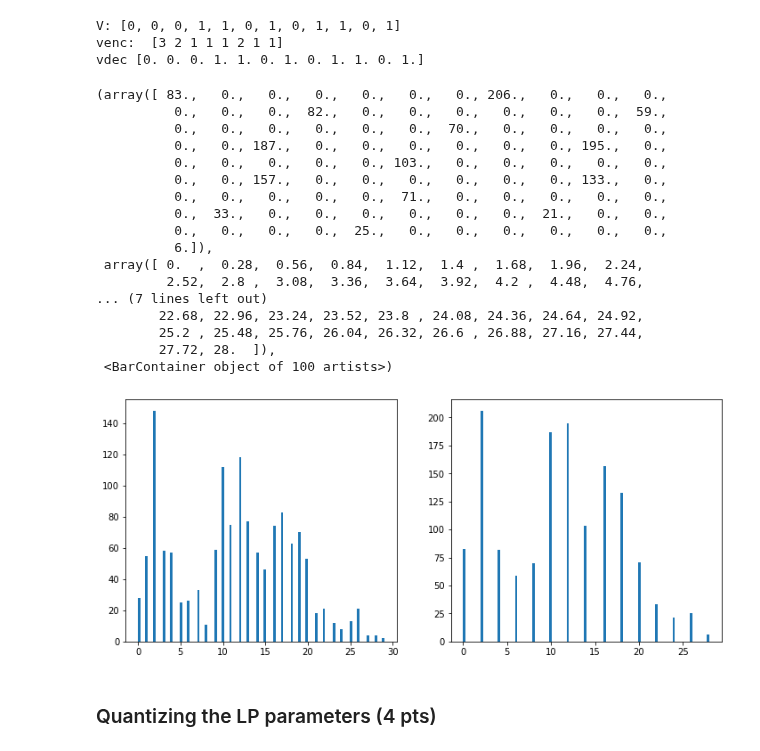
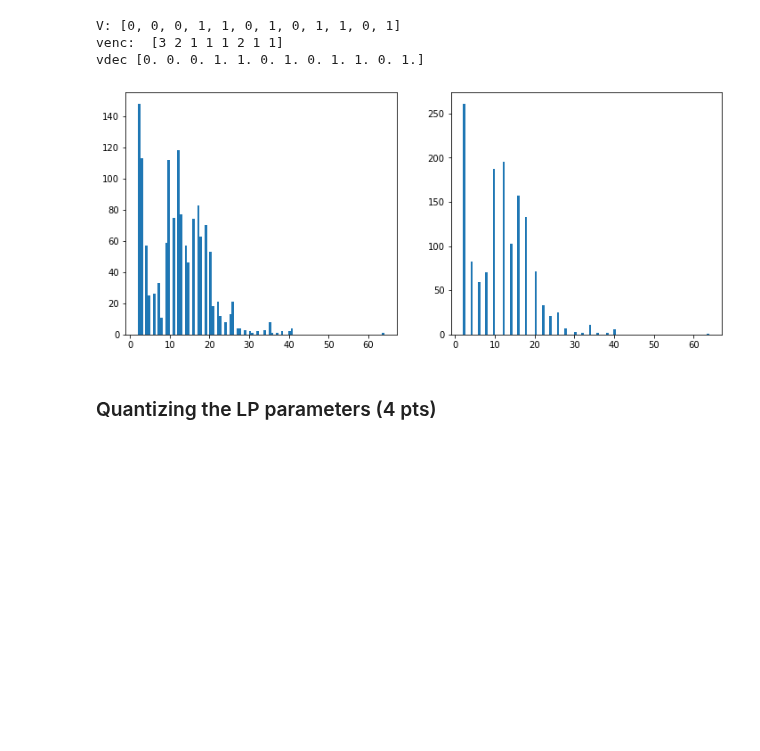
Before and after one commit to bossersimon/EQ2321, a Jupyter notebook: lab2/assignment_2.ipynb, the cells around one changed output. Drawn from its saved outputs; the diff is of its cells as text; code cells hidden in the pictures; blank space fills up the shorter version.

Commit message:
something wrong with analysis or synthesis

```diff
--- a/lab2/assignment_2.ipynb
+++ b/lab2/assignment_2.ipynb
@@ -163,7 +163,7 @@ import numpy as np
 from scipy.signal import firwin,filtfilt
 
 
-def analysis(x, alen, ulen, M):
+def analysis1(x, alen, ulen, M):
     naf = ((len(x)-alen+ulen)//ulen)
     # Initialization
     E = np.zeros((naf, 1))
@@ -172,7 +172,7 @@ def analysis(x, alen, ulen, M):
     A = np.zeros((naf, M+1)) # M is the prediction order.
     # M+1 allows space for the leading 1
     P = np.zeros((naf, 1))
-    th = .12 # binary decision threshold
+    th = .15 # binary decision threshold
 
     for n in range(0,naf):
         sum = 0
@@ -185,7 +185,7 @@ def analysis(x, alen, ulen, M):
                 zcCount += 1
         E[n] = sum/alen      # energy normalized by frame length
         ZC[n] = zcCount/alen  # The normalized number of zero crossings
-        V[n] = (ZC[n]<th)     # Equal to 1 if voiced, 0 if unvoiced.
+        V[n] = (ZC[n]>th)     # Equal to 1 if voiced, 0 if unvoiced.
 
         # filter coefficients
         lags, r = xcorr(xw,xw,M=M)
@@ -202,7 +202,7 @@ def analysis(x, alen, ulen, M):
 
     return E, ZC, V, A, P
 
-def synthesis(E, ZC, V, A, P, ulen):
+def synthesis5(E, ZC, V, A, P, ulen):
     n_frames = A.shape[0] # Assuming filter coefficients are stored row-wise
 
     # Create noise excitation:
@@ -368,7 +449,7 @@ Make sure to modify the decoder accordingly (apply the exp function to the quant
 x = data["speech8"].reshape(-1)
 alen = 256
 ulen = 32
-M = 30
+M = 10
 
 E, ZC, V, A, P = analysis(x, alen, ulen, M)
 Elog = np.log(E)
@@ -394,13 +475,17 @@ Which is better: energy quantization in linear or log domain?
 
 Come up with an efficient way to encode the pitch and voiced/unvoiced decision.
 # %%
-def encodepitch(P,):
-    penc = (P//2)*2
+def encodepitch(P, den):
+    for n in P:
+        if n < den:
+            n += den
+    penc = (P//den)*den
+
     return penc
 
 def encodeV(V):
     v = V.copy()
-    v.append(2)
+    v = np.append(v,2)
     L = len(v)
     j=0
     l = []
@@ -419,7 +504,6 @@ def encodeV(V):
     Venc = np.array(l)
     Venc = Venc[Venc != 0]
 
-    #V.pop[j]
     start = V[0]
     return Venc, start
 
@@ -446,36 +530,23 @@ vdec [0. 0. 0. 1. 1. 0. 1. 0. 1. 1. 0. 1.]
 # %%
 # pitch period encoding test
 
 x = data["speech8"].reshape(-1)
 alen = 256
 ulen = 32
-M = 30
+M = 10
 
 E, ZC, V, A, P = analysis(x, alen, ulen, M)
 
-penc = (P//2)*2
+penc = encodepitch(P,2)
 fig,ax = plt.subplots(1,2,figsize=(12,5))
 ax[0].hist(P, bins =100)
 ax[1].hist(penc, bins =100)
+
+for i in penc:
+    if i == 0:
+        print("ZERO")
 # %% [output]
-(array([ 83.,   0.,   0.,   0.,   0.,   0.,   0., 206.,   0.,   0.,   0.,
-          0.,   0.,   0.,  82.,   0.,   0.,   0.,   0.,   0.,   0.,  59.,
-          0.,   0.,   0.,   0.,   0.,   0.,  70.,   0.,   0.,   0.,   0.,
-          0.,   0., 187.,   0.,   0.,   0.,   0.,   0.,   0., 195.,   0.,
-          0.,   0.,   0.,   0.,   0., 103.,   0.,   0.,   0.,   0.,   0.,
-          0.,   0., 157.,   0.,   0.,   0.,   0.,   0.,   0., 133.,   0.,
-          0.,   0.,   0.,   0.,   0.,  71.,   0.,   0.,   0.,   0.,   0.,
-          0.,  33.,   0.,   0.,   0.,   0.,   0.,   0.,  21.,   0.,   0.,
-          0.,   0.,   0.,   0.,  25.,   0.,   0.,   0.,   0.,   0.,   0.,
-          6.]),
- array([ 0.  ,  0.28,  0.56,  0.84,  1.12,  1.4 ,  1.68,  1.96,  2.24,
-         2.52,  2.8 ,  3.08,  3.36,  3.64,  3.92,  4.2 ,  4.48,  4.76,
-... (7 lines left out)
-        22.68, 22.96, 23.24, 23.52, 23.8 , 24.08, 24.36, 24.64, 24.92,
-        25.2 , 25.48, 25.76, 26.04, 26.32, 26.6 , 26.88, 27.16, 27.44,
-        27.72, 28.  ]),
- <BarContainer object of 100 artists>)
-[figure, old version]
+[figure, new version]
 # %% [markdown]
 ### Quantizing the LP parameters (4 pts)
 # %% [markdown]
```
Also changed, not shown: parts of 7 cells of this notebook, 1 other file.
